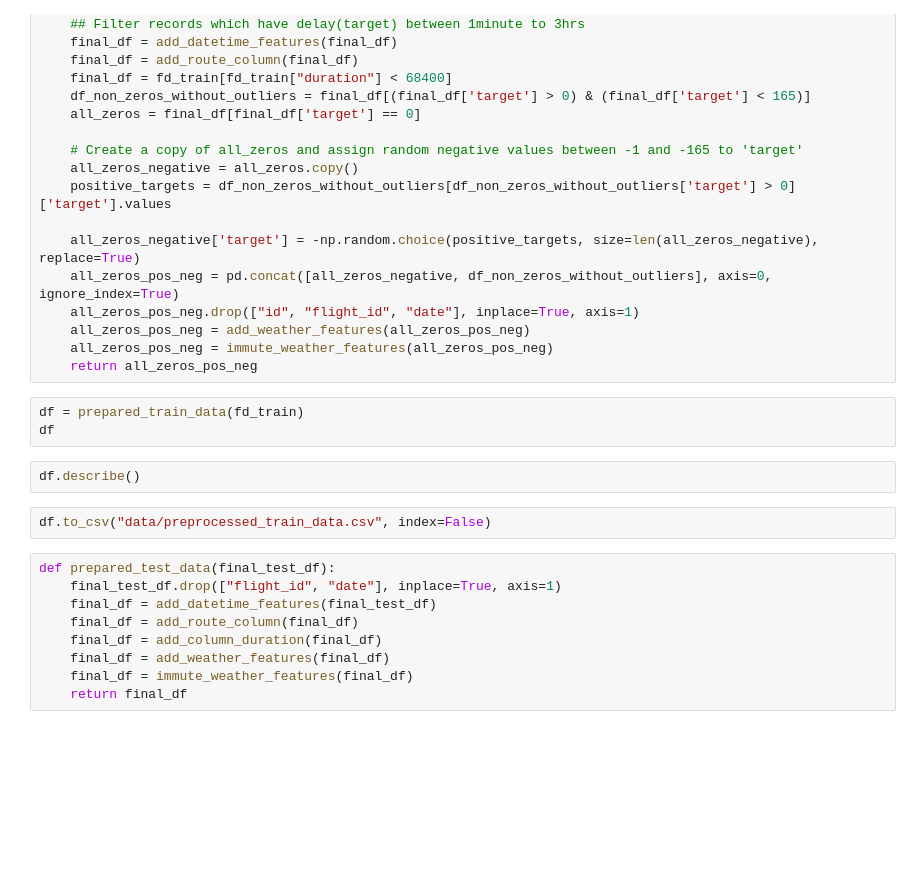
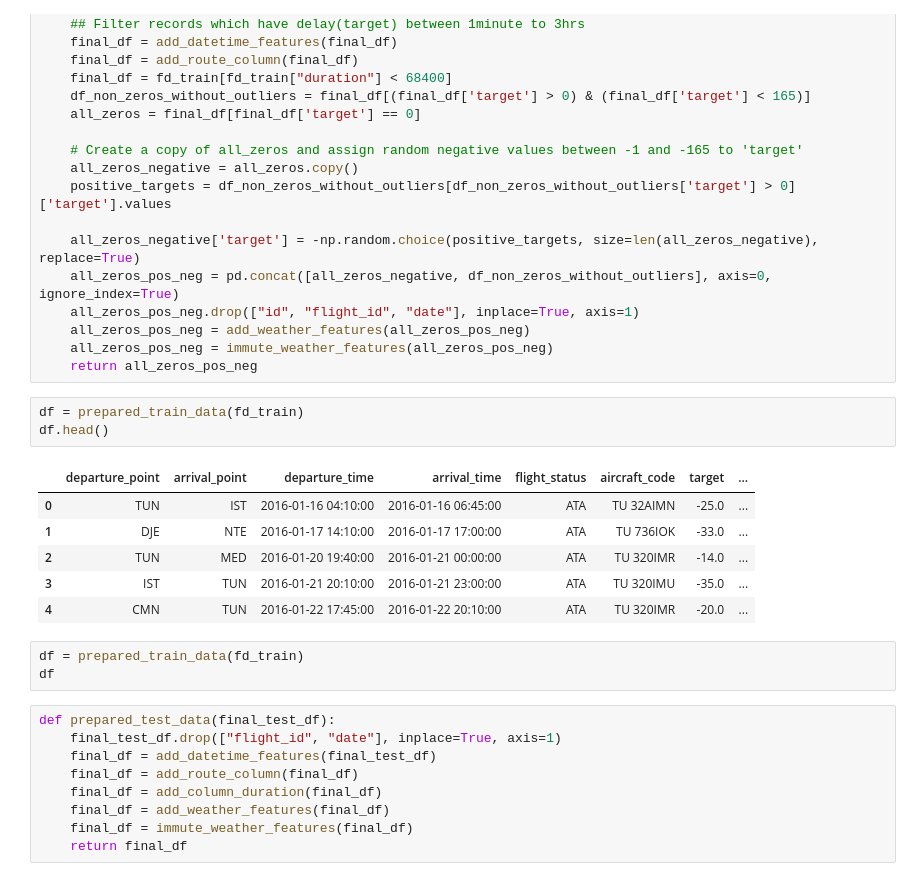
Before and after one commit to marcok10/ds-ml-project, a Jupyter notebook: data_preparation.ipynb, the cells around one changed output. Drawn from its saved outputs; the diff is of its cells as text; blank space fills up the shorter version.

```diff
--- a/data_preparation.ipynb
+++ b/data_preparation.ipynb
@@ -231,13 +53,19 @@ def prepared_train_data(final_df):
     all_zeros_pos_neg = add_weather_features(all_zeros_pos_neg)
     all_zeros_pos_neg = immute_weather_features(all_zeros_pos_neg)
     return all_zeros_pos_neg
+# %%
+df = prepared_train_data(fd_train)
+df.head()
+# %% [output]
+|  | departure_point | arrival_point | departure_time | arrival_time | flight_status | aircraft_code | target | ... |
+| 0 | TUN | IST | 2016-01-16 04:10:00 | 2016-01-16 06:45:00 | ATA | TU 32AIMN | -25.0 | ... |
+| 1 | DJE | NTE | 2016-01-17 14:10:00 | 2016-01-17 17:00:00 | ATA | TU 736IOK | -33.0 | ... |
+| 2 | TUN | MED | 2016-01-20 19:40:00 | 2016-01-21 00:00:00 | ATA | TU 320IMR | -14.0 | ... |
+| 3 | IST | TUN | 2016-01-21 20:10:00 | 2016-01-21 23:00:00 | ATA | TU 320IMU | -35.0 | ... |
+| 4 | CMN | TUN | 2016-01-22 17:45:00 | 2016-01-22 20:10:00 | ATA | TU 320IMR | -20.0 | ... |
 # %%
 df = prepared_train_data(fd_train)
 df
-# %%
-df.describe()
-# %%
-df.to_csv("data/preprocessed_train_data.csv", index=False)
 # %%
 def prepared_test_data(final_test_df):
     final_test_df.drop(["flight_id", "date"], inplace=True, axis=1)
```
Also changed, not shown: parts of 6 cells of this notebook, 18 other files.
